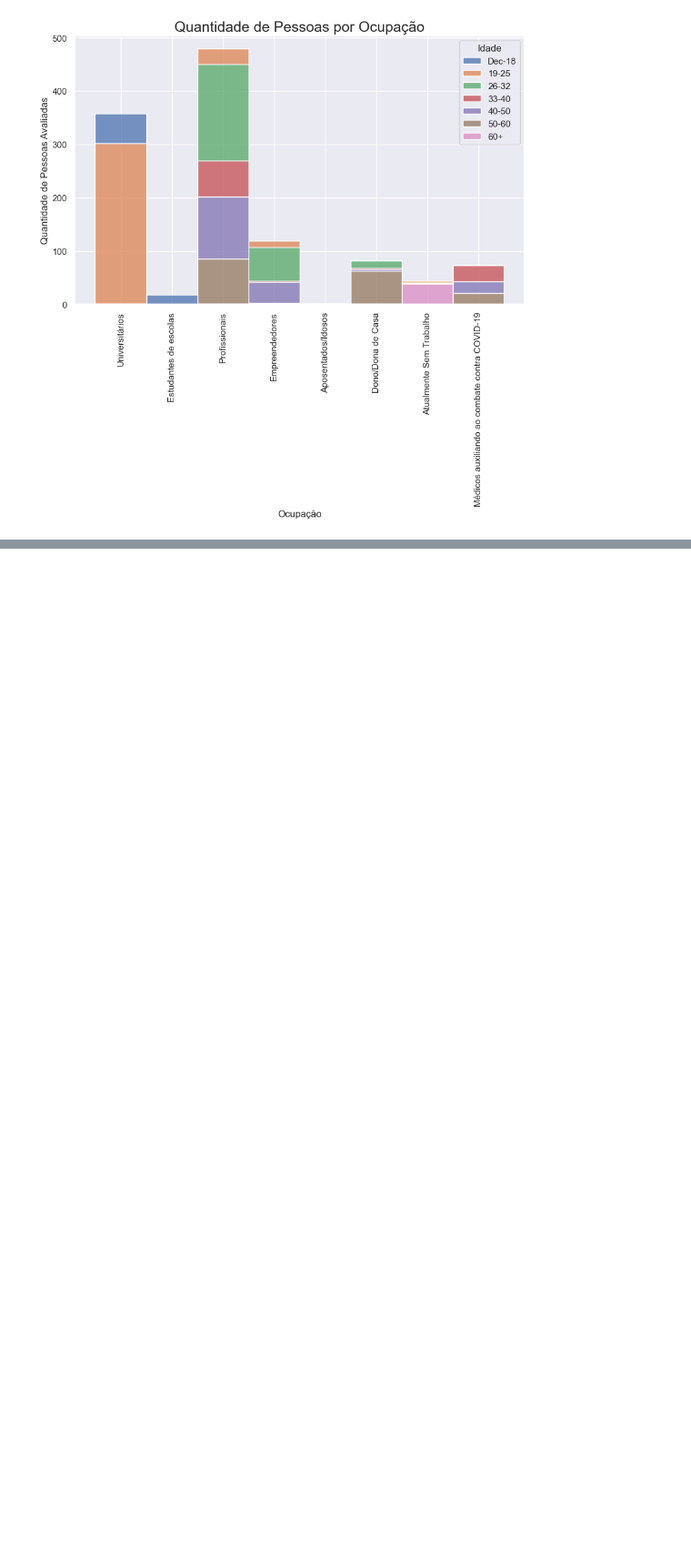
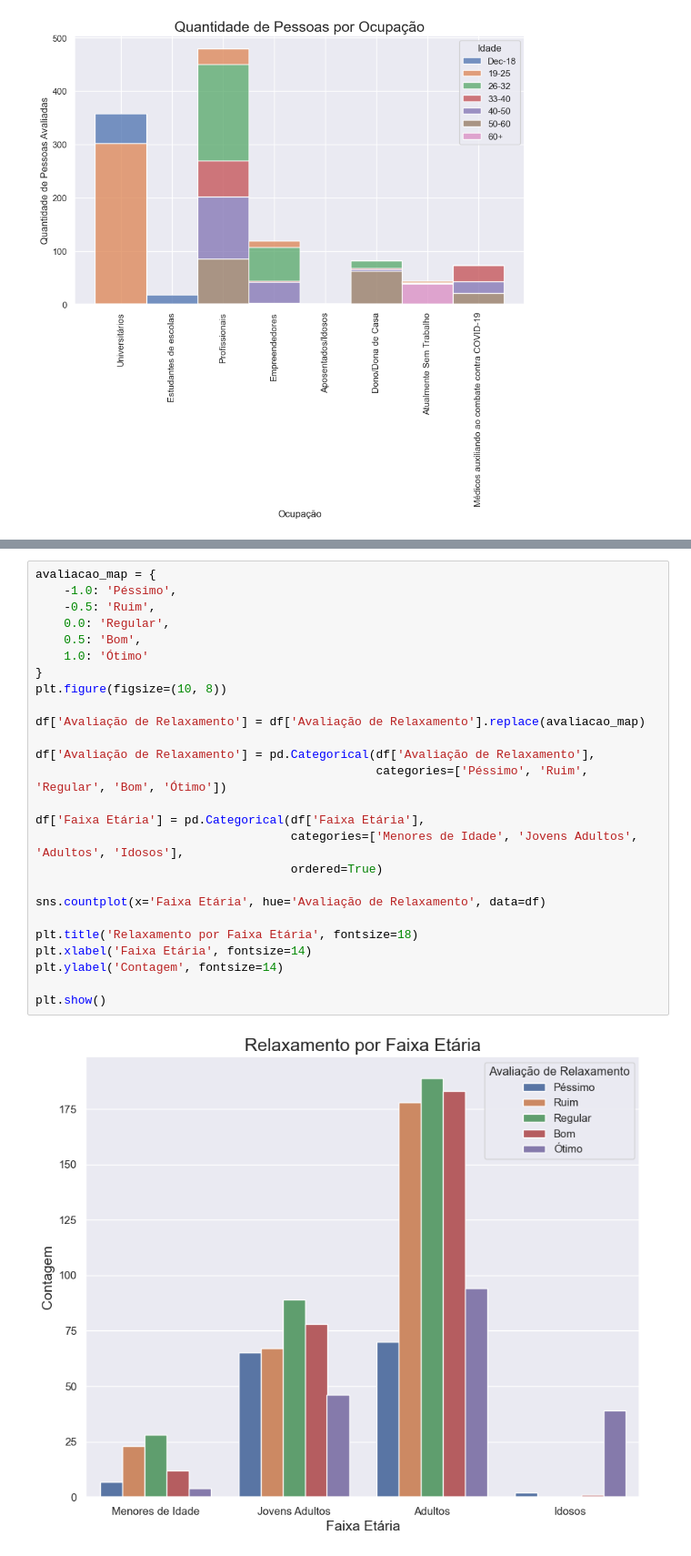
Before and after one commit to akira-gabriel/Covid-Psycological-Effects-of-COVID, a Jupyter notebook: Psycological Effects of COVID.ipynb, the cells around one changed output, grey strips where cells are left out. Shown at 91% size. Drawn from its saved outputs; the diff is of its cells as text; blank space fills up the shorter version.

```diff
--- a/Psycological Effects of COVID.ipynb
+++ b/Psycological Effects of COVID.ipynb
@@ -376,0 +404,28 @@ ax.tick_params(axis='x',
+# %%
+avaliacao_map = {
+    -1.0: 'Péssimo',
+    -0.5: 'Ruim',
+    0.0: 'Regular',
+    0.5: 'Bom',
+    1.0: 'Ótimo'
+}
+plt.figure(figsize=(10, 8))
+
+df['Avaliação de Relaxamento'] = df['Avaliação de Relaxamento'].replace(avaliacao_map)
+
+df['Avaliação de Relaxamento'] = pd.Categorical(df['Avaliação de Relaxamento'],
+                                                categories=['Péssimo', 'Ruim', 'Regular', 'Bom', 'Ótimo'])
+
+df['Faixa Etária'] = pd.Categorical(df['Faixa Etária'],
+                                    categories=['Menores de Idade', 'Jovens Adultos', 'Adultos', 'Idosos'],
+                                    ordered=True)
+
+sns.countplot(x='Faixa Etária', hue='Avaliação de Relaxamento', data=df)
+
+plt.title('Relaxamento por Faixa Etária', fontsize=18)
+plt.xlabel('Faixa Etária', fontsize=14)
+plt.ylabel('Contagem', fontsize=14)
+
+plt.show()
+# %% [output]
+[figure, added]
```
Also changed, not shown: parts of 9 cells of this notebook.
